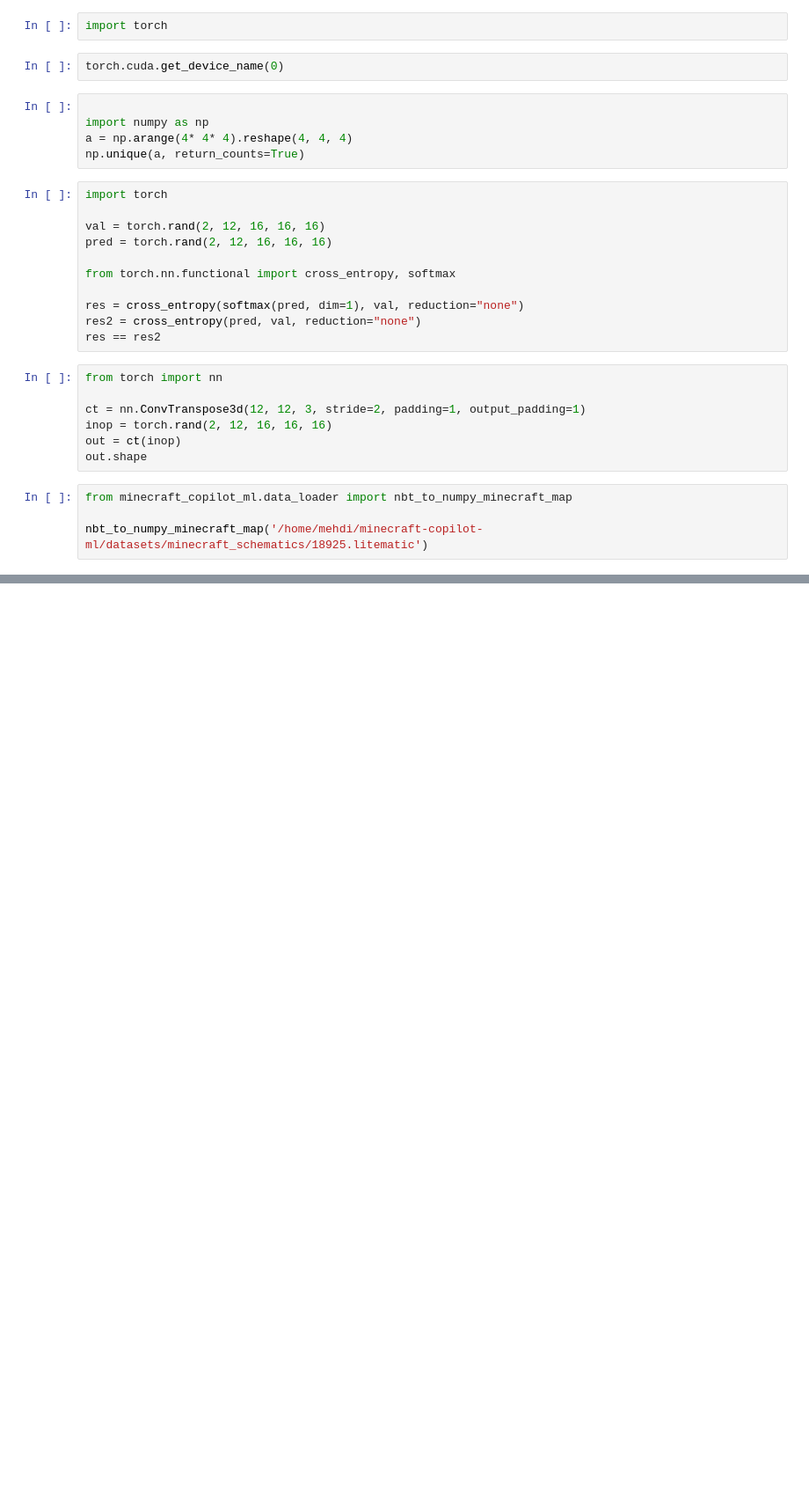
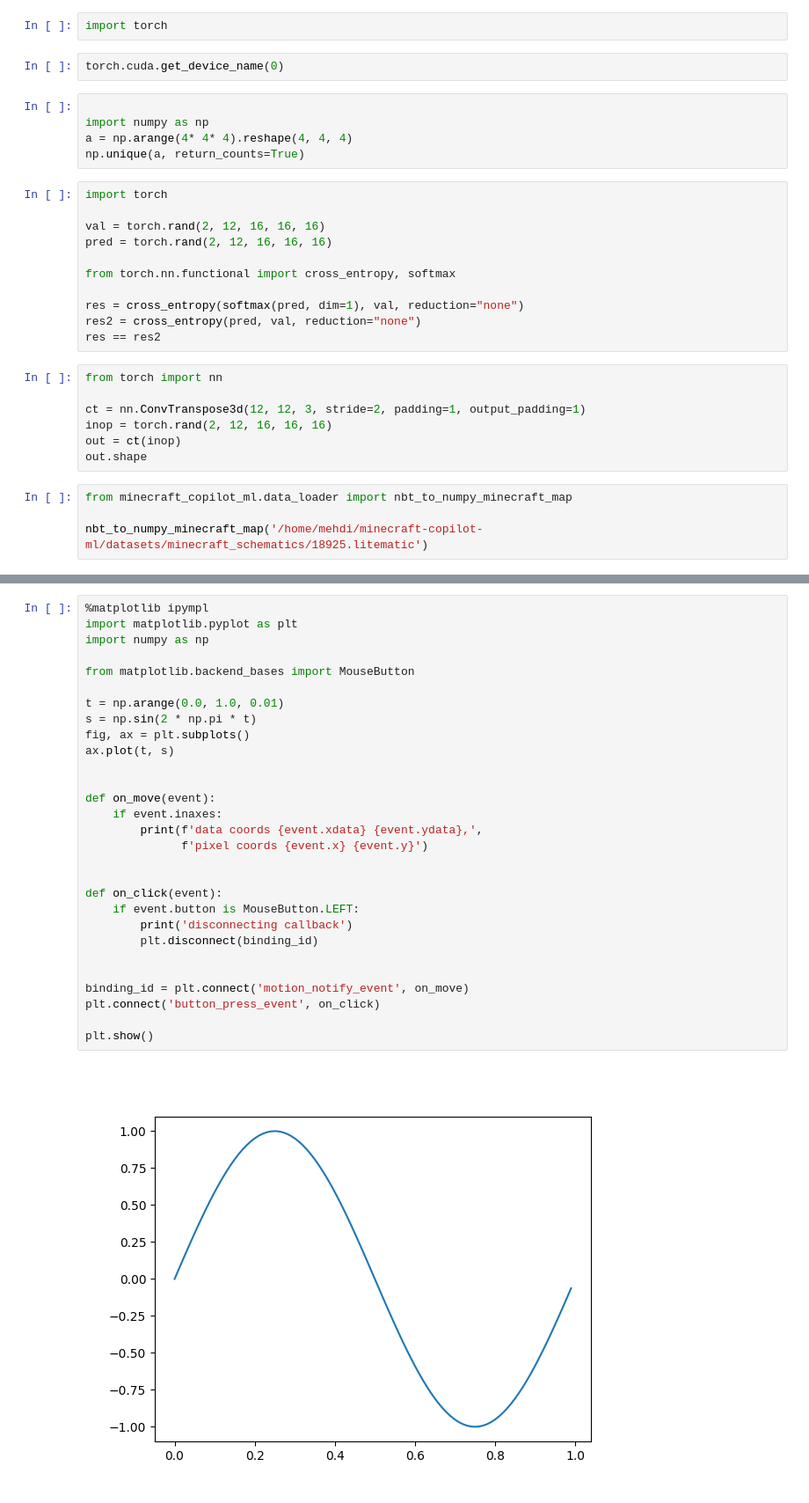
Before and after one commit to DemyCode/minecraft-copilot-ml, a Jupyter notebook: minecraft_copilot_ml/notebook.ipynb, the cells around one changed output, grey strips where cells are left out. Shown at 88% size. Saved outputs shown, nothing was run; the diff lists cells and outputs as text; blank space fills up the shorter version.

```diff
--- a/minecraft_copilot_ml/notebook.ipynb
+++ b/minecraft_copilot_ml/notebook.ipynb
@@ -110,0 +146,31 @@ np.random.randint(0, 8)
+# %%
+%matplotlib ipympl
+import matplotlib.pyplot as plt
+import numpy as np
+
+from matplotlib.backend_bases import MouseButton
+
+t = np.arange(0.0, 1.0, 0.01)
+s = np.sin(2 * np.pi * t)
+fig, ax = plt.subplots()
+ax.plot(t, s)
+
+
+def on_move(event):
+    if event.inaxes:
+        print(f'data coords {event.xdata} {event.ydata},',
+              f'pixel coords {event.x} {event.y}')
+
+
+def on_click(event):
+    if event.button is MouseButton.LEFT:
+        print('disconnecting callback')
+        plt.disconnect(binding_id)
+
+
+binding_id = plt.connect('motion_notify_event', on_move)
+plt.connect('button_press_event', on_click)
+
+plt.show()
+# %% [output]
+[figure, added]
```
Also changed, not shown: parts of 6 cells of this notebook, 5 other files.
